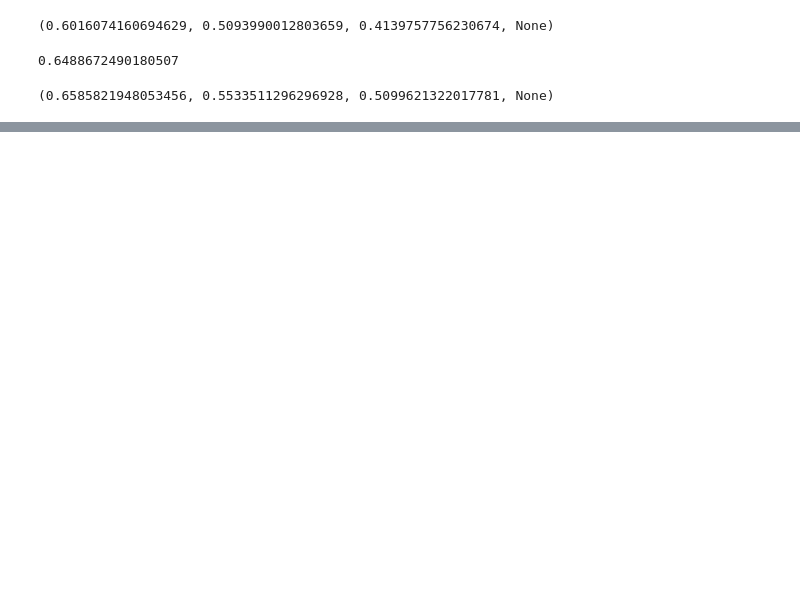
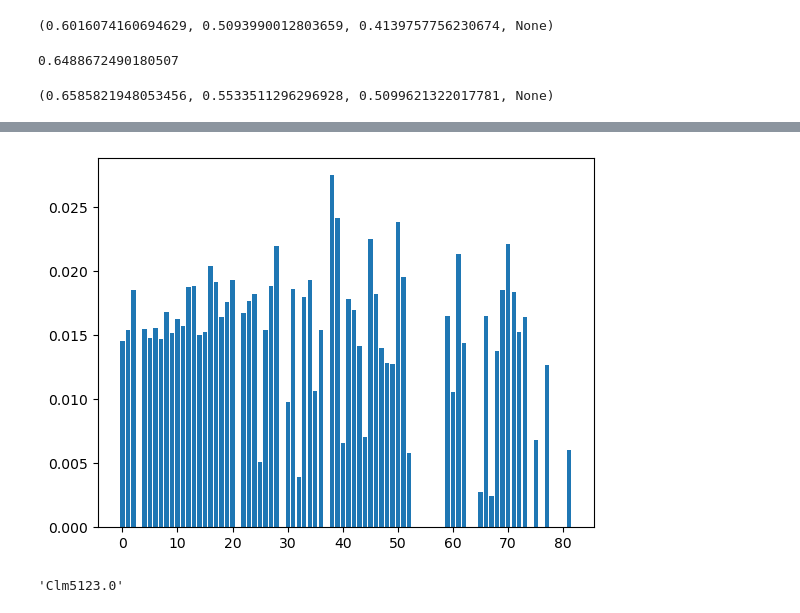
Before and after one commit to ingridchien/medical-provider-fraud-detection, a Jupyter notebook: Analysis.ipynb, the cells around one changed output, grey strips where cells are left out. Cells and saved outputs as stored; diff of their text form; code cells hidden in the pictures; blank space fills up the shorter version.

```diff
--- a/Analysis.ipynb
+++ b/Analysis.ipynb
@@ -360,0 +403,9 @@ precision_recall_fscore_support(y_train, xgb_preds, average='macro')
+# %%
+plt.bar(range(len(xgb.feature_importances_)), xgb.feature_importances_)
+plt.show()
+# %% [output]
+[figure, added]
+# %%
+columns[np.argmax(xgb.feature_importances_)]
+# %% [output]
+'Clm5123.0'
```
Also changed, not shown: parts of 20 cells of this notebook.
